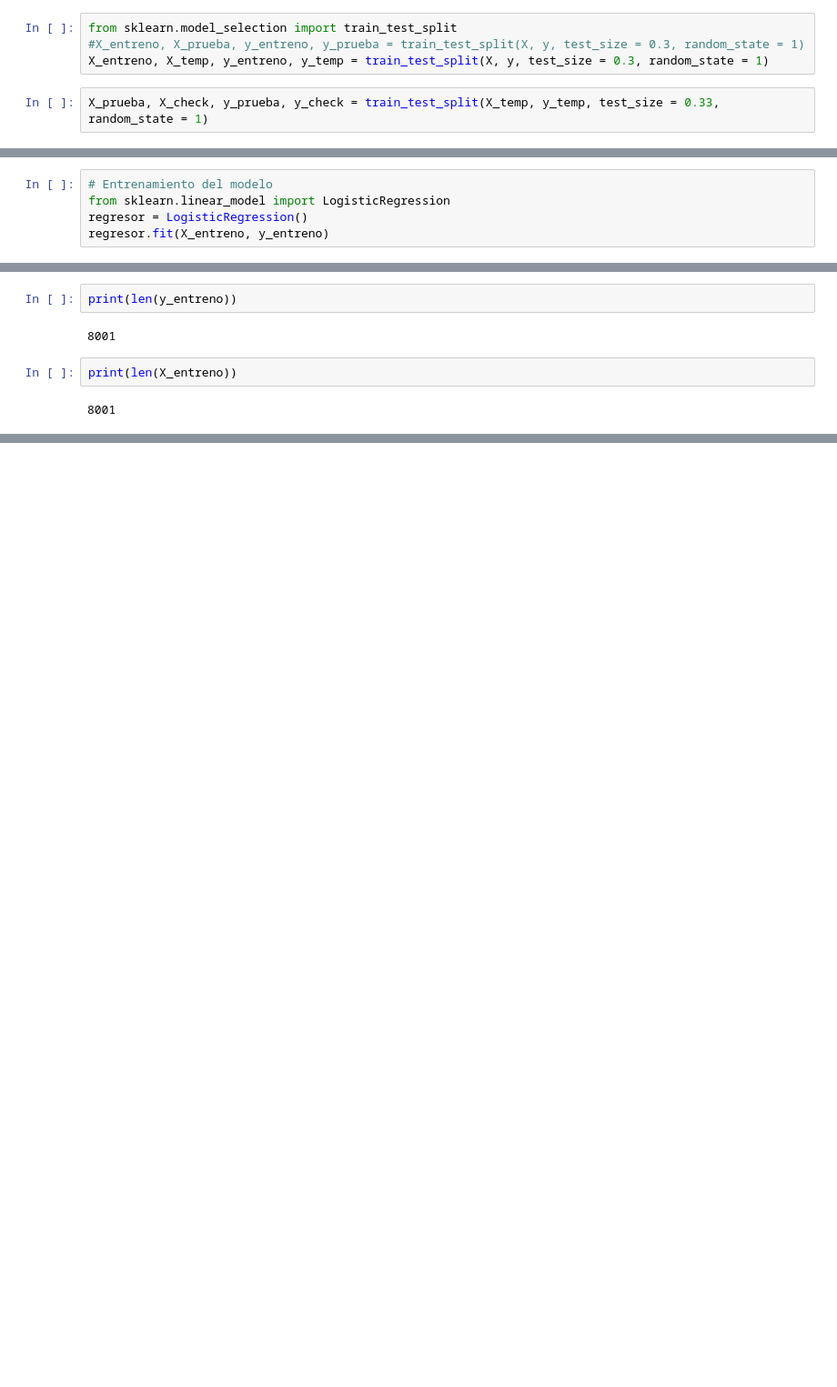
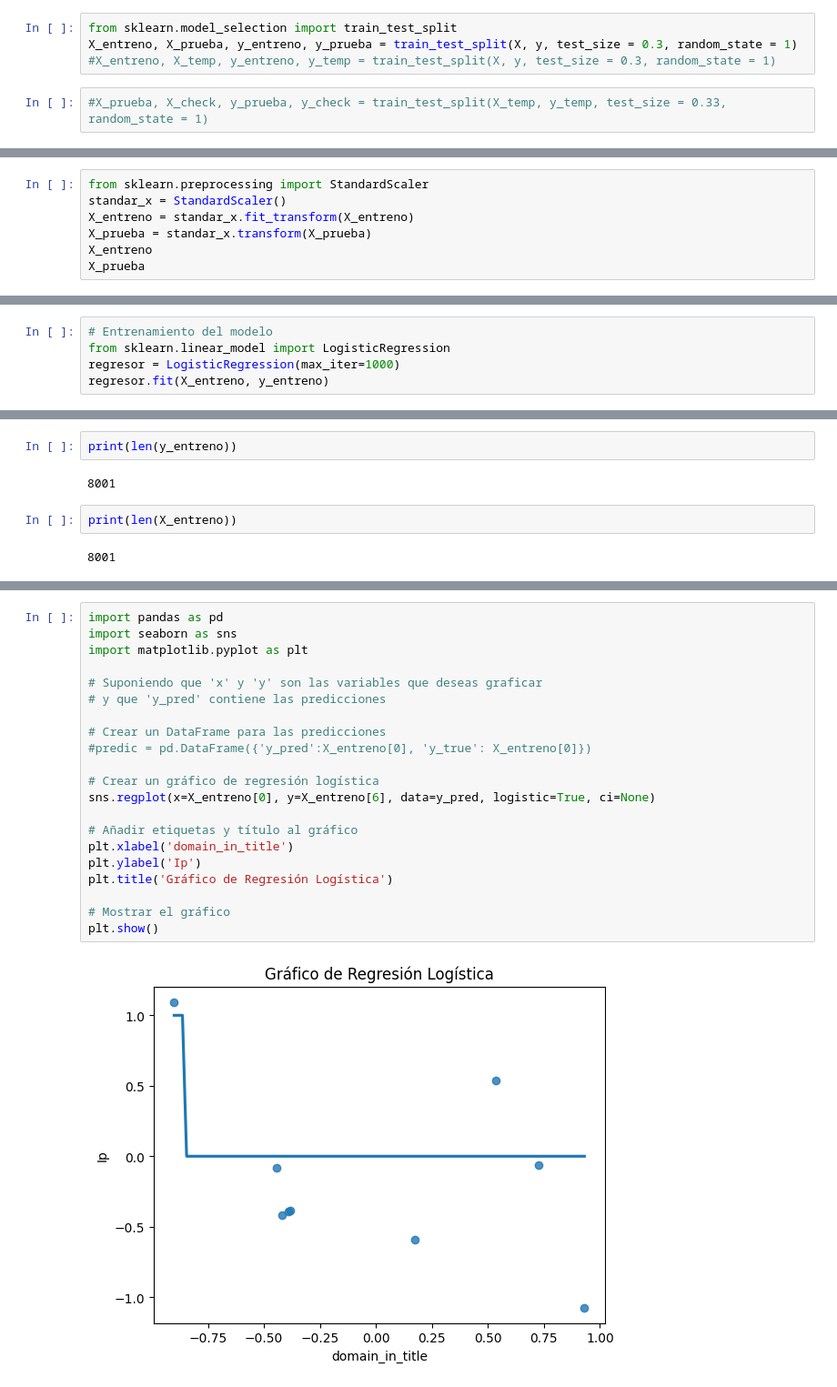
Before and after one commit to angelcast2002/Lab01-IA, a Jupyter notebook: lab01.ipynb, the cells around one changed output, grey strips where cells are left out. Shown at 91% size. Cells and saved outputs as stored; diff of their text form; blank space fills up the shorter version.

```diff
--- a/lab01.ipynb
+++ b/lab01.ipynb
@@ -60,9 +74,9 @@ print(type(y))
 # %%
 from sklearn.model_selection import train_test_split
-#X_entreno, X_prueba, y_entreno, y_prueba = train_test_split(X, y, test_size = 0.3, random_state = 1)
-X_entreno, X_temp, y_entreno, y_temp = train_test_split(X, y, test_size = 0.3, random_state = 1)
+X_entreno, X_prueba, y_entreno, y_prueba = train_test_split(X, y, test_size = 0.3, random_state = 1)
+#X_entreno, X_temp, y_entreno, y_temp = train_test_split(X, y, test_size = 0.3, random_state = 1)
 # %%
-X_prueba, X_check, y_prueba, y_check = train_test_split(X_temp, y_temp, test_size = 0.33, random_state = 1)
+#X_prueba, X_check, y_prueba, y_check = train_test_split(X_temp, y_temp, test_size = 0.33, random_state = 1)
 # %%
 print(X_entreno)
 print(X_prueba)
@@ -90,0 +106,7 @@ print(y_check)
+# %%
+from sklearn.preprocessing import StandardScaler
+standar_x = StandardScaler()
+X_entreno = standar_x.fit_transform(X_entreno)
+X_prueba = standar_x.transform(X_prueba)
+X_entreno
+X_prueba
@@ -98,6 +134,6 @@ desempeño principal
 # %%
 # Entrenamiento del modelo
 from sklearn.linear_model import LogisticRegression
-regresor = LogisticRegression()
+regresor = LogisticRegression(max_iter=1000)
 regresor.fit(X_entreno, y_entreno)
 # %% [output]
@@ -131,0 +178,23 @@ ValueError: x and y must be the same size
+# %%
+import pandas as pd
+import seaborn as sns
+import matplotlib.pyplot as plt
+
+# Suponiendo que 'x' y 'y' son las variables que deseas graficar
+# y que 'y_pred' contiene las predicciones
+
+# Crear un DataFrame para las predicciones
+#predic = pd.DataFrame({'y_pred':X_entreno[0], 'y_true': X_entreno[0]})
+
+# Crear un gráfico de regresión logística
+sns.regplot(x=X_entreno[0], y=X_entreno[6], data=y_pred, logistic=True, ci=None)
+
+# Añadir etiquetas y título al gráfico
+plt.xlabel('domain_in_title')
+plt.ylabel('Ip')
+plt.title('Gráfico de Regresión Logística')
+
+# Mostrar el gráfico
+plt.show()
+# %% [output]
+[figure, added]
```
Also changed, not shown: parts of 15 cells of this notebook.
